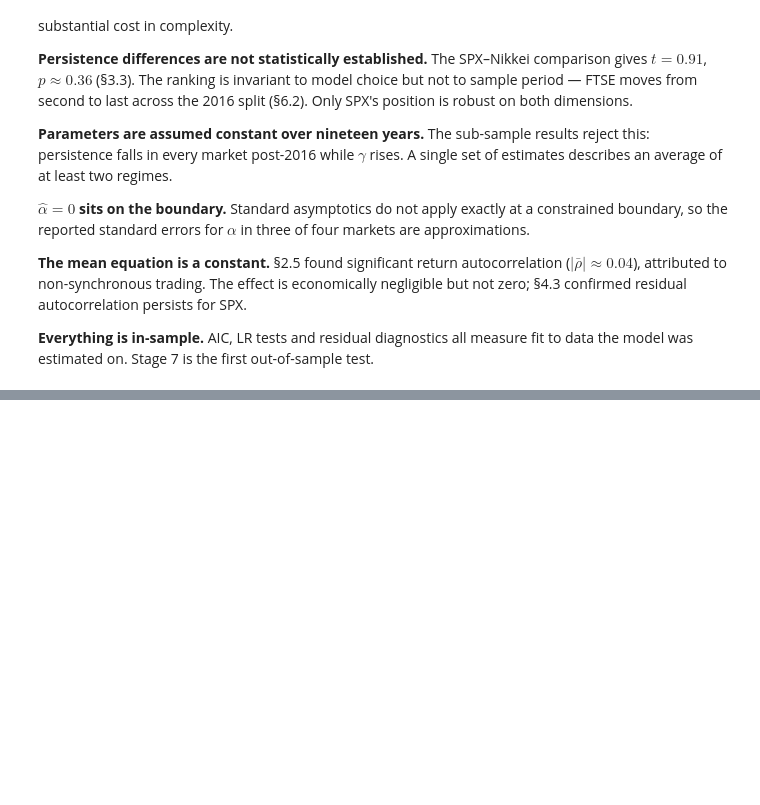
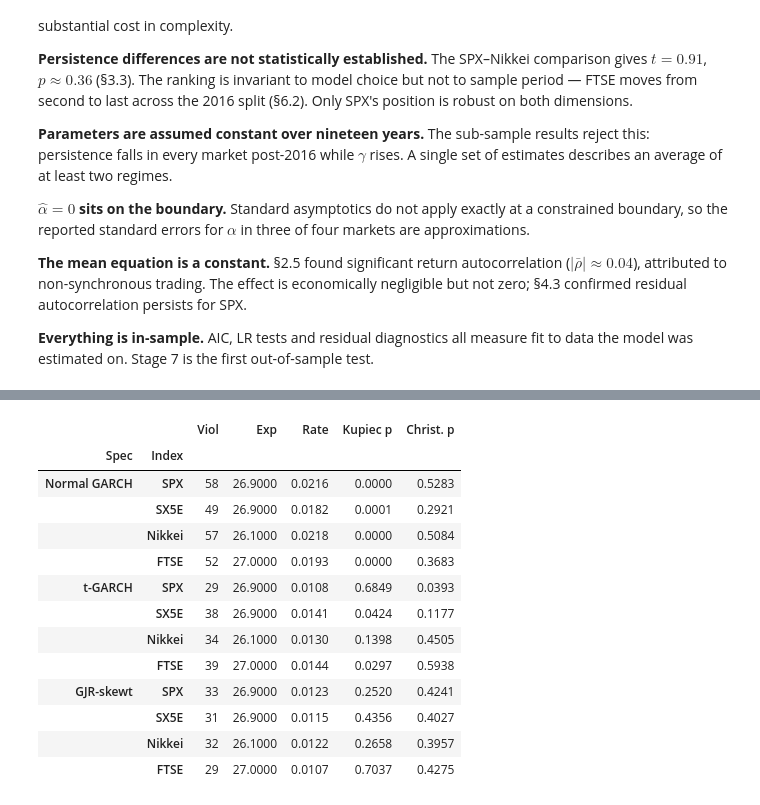
Before and after one commit to PeacoFoxy/StockMarket-Projects, a Jupyter notebook: garch_project/notebooks/garch_analysis.ipynb, the cells around one changed output, grey strips where cells are left out. Cells and saved outputs as stored; diff of their text form; code cells hidden in the pictures; blank space fills up the shorter version.

```diff
--- a/garch_project/notebooks/garch_analysis.ipynb
+++ b/garch_project/notebooks/garch_analysis.ipynb
@@ -1457,0 +1498,12 @@ For SPX, SX5E and FTSE the curve is exactly flat to the right of zero — a +5%
+# %%
+# Kupiec and Christoffersen tests, SPX
+k = kupiec_test(spx_var["Violation"], alpha=0.01)
+c = christoffersen_test(spx_var["Violation"])
+
+print("Kupiec (unconditional coverage)")
+for key, val in k.items():
+    print(f"  {key:12s} {val:>10.4f}" if isinstance(val, float) else f"  {key:12s} {val:>10}")
+
+print("\nChristoffersen (independence)")
+for key, val in c.items():
+    print(f"  {key:16s} {val:>10.4f}" if isinstance(val, float) else f"  {key:16s} {val:>10}")
@@ -1457,0 +1534,41 @@ For SPX, SX5E and FTSE the curve is exactly flat to the right of zero — a +5%
+# %%
+# Backtest across distributions and indices
+specs = {
+    "Normal GARCH": dict(o=0, dist="normal"),
+    "t-GARCH":      dict(o=0, dist="t"),
+    "GJR-skewt":    dict(o=1, dist="skewt"),
+}
+
+rows = []
+for spec_name, kw in specs.items():
+    for label, r in returns.items():
+        bt = rolling_var_forecast(r, split="2016-01-01", alpha=0.01, **kw)
+        k = kupiec_test(bt["Violation"], alpha=0.01)
+        c = christoffersen_test(bt["Violation"])
+        rows.append({
+            "Spec": spec_name,
+            "Index": label,
+            "Viol": k["Violations"],
+            "Exp": round(k["Expected"], 1),
+            "Rate": k["Rate"],
+            "Kupiec p": k["p-value"],
+            "Christ. p": c["p-value"],
+        })
+
+backtest = pd.DataFrame(rows).set_index(["Spec", "Index"]).round(4)
+backtest
+# %% [output]
+|  |  | Viol | Exp | Rate | Kupiec p | Christ. p |
+| Spec | Index |  |  |  |  |  |
+| Normal GARCH | SPX | 58 | 26.9000 | 0.0216 | 0.0000 | 0.5283 |
+|  | SX5E | 49 | 26.9000 | 0.0182 | 0.0001 | 0.2921 |
+|  | Nikkei | 57 | 26.1000 | 0.0218 | 0.0000 | 0.5084 |
+|  | FTSE | 52 | 27.0000 | 0.0193 | 0.0000 | 0.3683 |
+| t-GARCH | SPX | 29 | 26.9000 | 0.0108 | 0.6849 | 0.0393 |
+|  | SX5E | 38 | 26.9000 | 0.0141 | 0.0424 | 0.1177 |
+|  | Nikkei | 34 | 26.1000 | 0.0130 | 0.1398 | 0.4505 |
+|  | FTSE | 39 | 27.0000 | 0.0144 | 0.0297 | 0.5938 |
+| GJR-skewt | SPX | 33 | 26.9000 | 0.0123 | 0.2520 | 0.4241 |
+|  | SX5E | 31 | 26.9000 | 0.0115 | 0.4356 | 0.4027 |
+|  | Nikkei | 32 | 26.1000 | 0.0122 | 0.2658 | 0.3957 |
+|  | FTSE | 29 | 27.0000 | 0.0107 | 0.7037 | 0.4275 |
```
Also changed, not shown: parts of 10 cells of this notebook, 3 other files.
